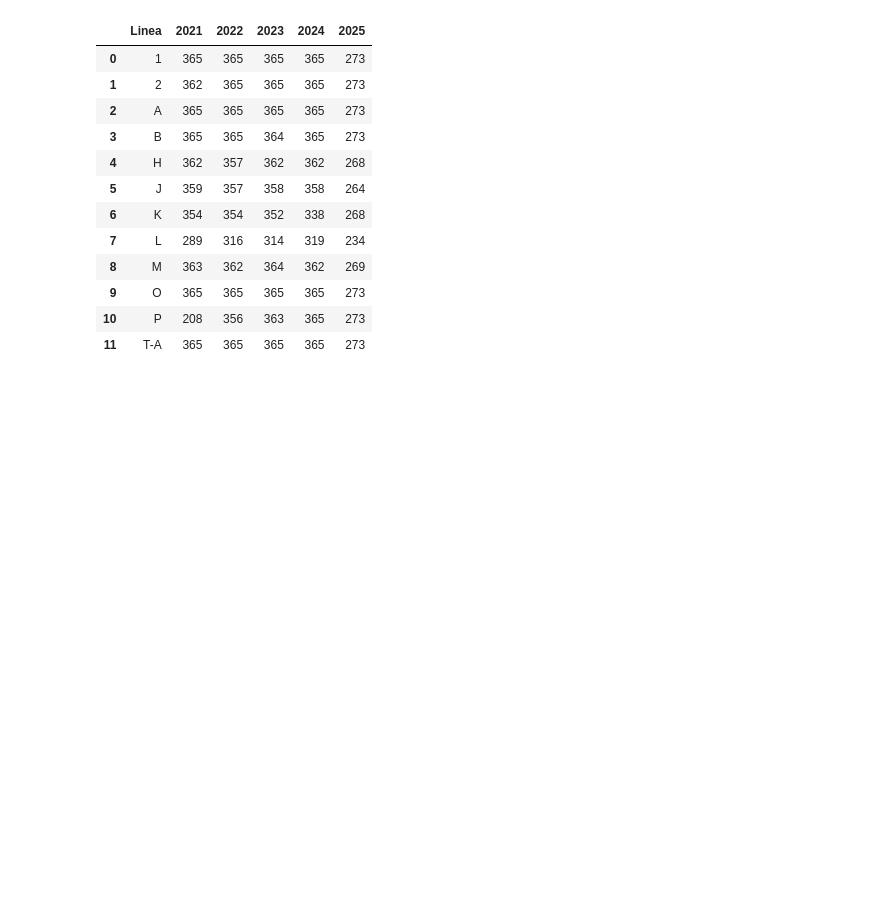
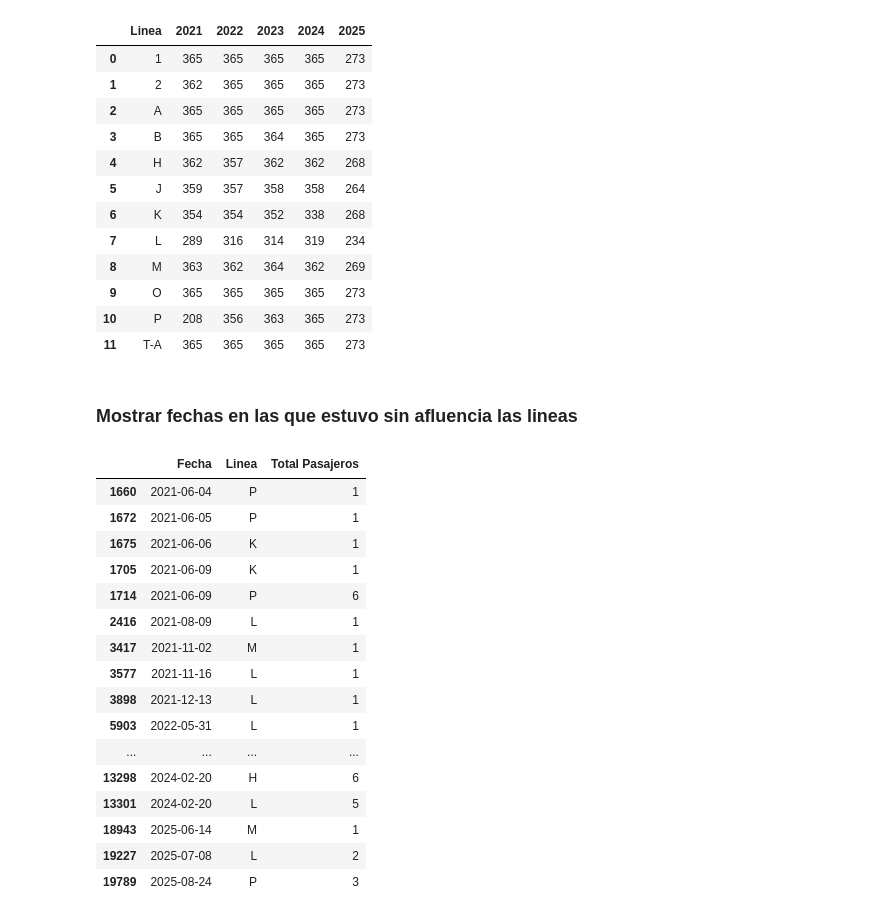
Before and after one commit to jbernalg/Project_Medellin_Metro, a Jupyter notebook: notebooks/preprocessing.ipynb, the cells around one changed output. Drawn from its saved outputs; the diff is of its cells as text; code cells hidden in the pictures; blank space fills up the shorter version.

Commit message:
fechas sin afluencia en las lineas

```diff
--- a/notebooks/preprocessing.ipynb
+++ b/notebooks/preprocessing.ipynb
@@ -456,3 +456,27 @@ df_fechas_lineas
 | 9 | O | 365 | 365 | 365 | 365 | 273 |
 | 10 | P | 208 | 356 | 363 | 365 | 273 |
 | 11 | T-A | 365 | 365 | 365 | 365 | 273 |
+# %% [markdown]
+### Mostrar fechas en las que estuvo sin afluencia las lineas
+# %%
+# fechas en la que la afluencia fue de menos de 10 personas
+df_sin_afluencia = df_total[df_total['Total Pasajeros'] < 10][['Fecha', 'Linea', 'Total Pasajeros']]
+df_sin_afluencia
+# %% [output]
+|  | Fecha | Linea | Total Pasajeros |
+| 1660 | 2021-06-04 | P | 1 |
+| 1672 | 2021-06-05 | P | 1 |
+| 1675 | 2021-06-06 | K | 1 |
+| 1705 | 2021-06-09 | K | 1 |
+| 1714 | 2021-06-09 | P | 6 |
+| 2416 | 2021-08-09 | L | 1 |
+| 3417 | 2021-11-02 | M | 1 |
+| 3577 | 2021-11-16 | L | 1 |
+| 3898 | 2021-12-13 | L | 1 |
+| 5903 | 2022-05-31 | L | 1 |
+| ... | ... | ... | ... |
+| 13298 | 2024-02-20 | H | 6 |
+| 13301 | 2024-02-20 | L | 5 |
+| 18943 | 2025-06-14 | M | 1 |
+| 19227 | 2025-07-08 | L | 2 |
+| 19789 | 2025-08-24 | P | 3 |
```
